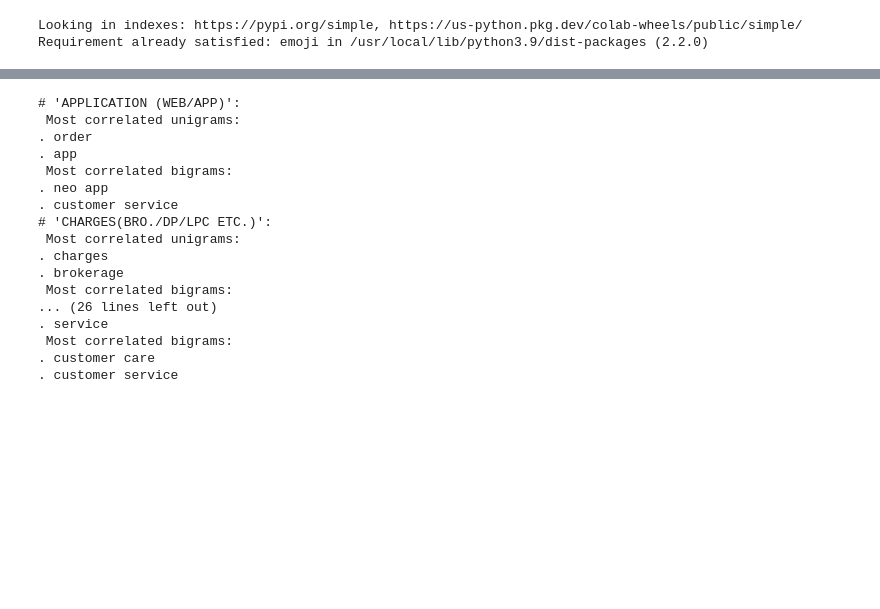
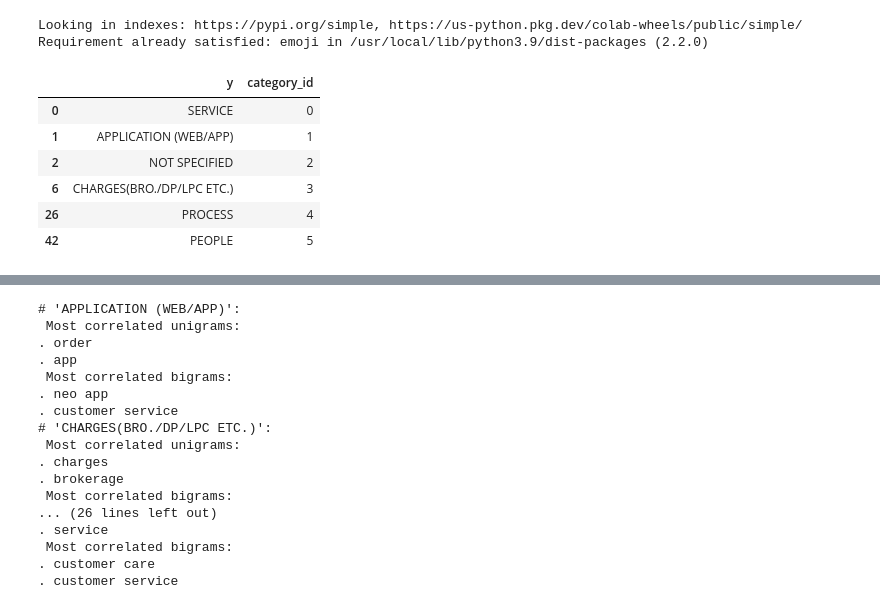
Before and after one commit to Brijeshtanwar/Topic-Modeling, a Jupyter notebook: sklearn_nlp.ipynb, the cells around one changed output, grey strips where cells are left out. Saved outputs shown, nothing was run; the diff lists cells and outputs as text; code cells hidden in the pictures; blank space fills up the shorter version.

```diff
--- a/sklearn_nlp.ipynb
+++ b/sklearn_nlp.ipynb
@@ -82,6 +87,16 @@ df['category_id'] = df['y'].factorize()[0]
 category_id_df = df[['y', 'category_id']].drop_duplicates().sort_values('category_id')
 category_to_id = dict(category_id_df.values)
 id_to_category = dict(category_id_df[['category_id', 'y']].values)
+# %%
+category_id_df
+# %% [output]
+|  | y | category_id |
+| 0 | SERVICE | 0 |
+| 1 | APPLICATION (WEB/APP) | 1 |
+| 2 | NOT SPECIFIED | 2 |
+| 6 | CHARGES(BRO./DP/LPC ETC.) | 3 |
+| 26 | PROCESS | 4 |
+| 42 | PEOPLE | 5 |
 # %%
 # df = df[df['category_id']==4]
 # %%
```
Also changed, not shown: parts of 12 cells of this notebook.
